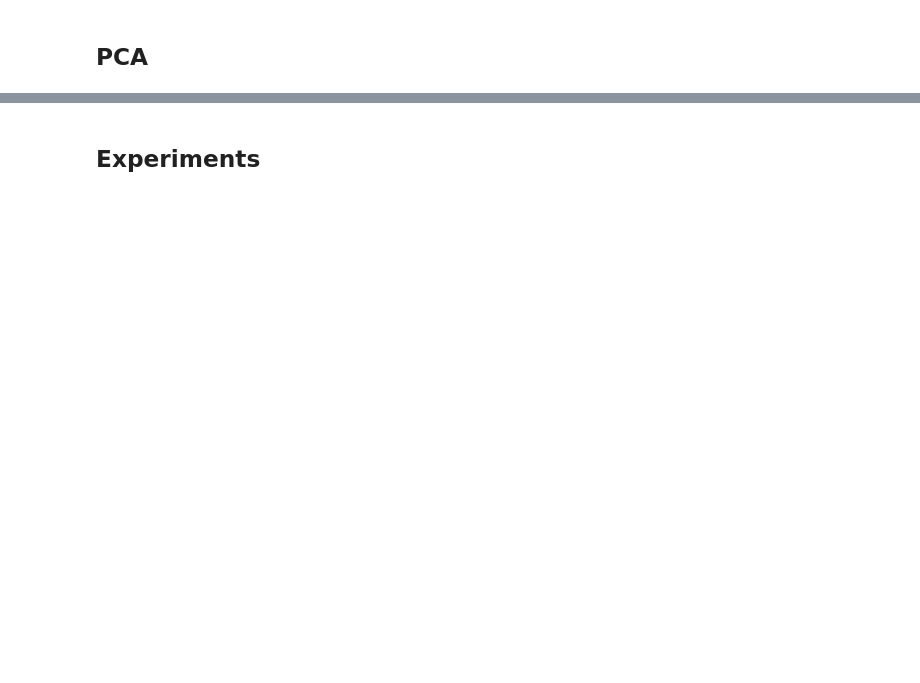
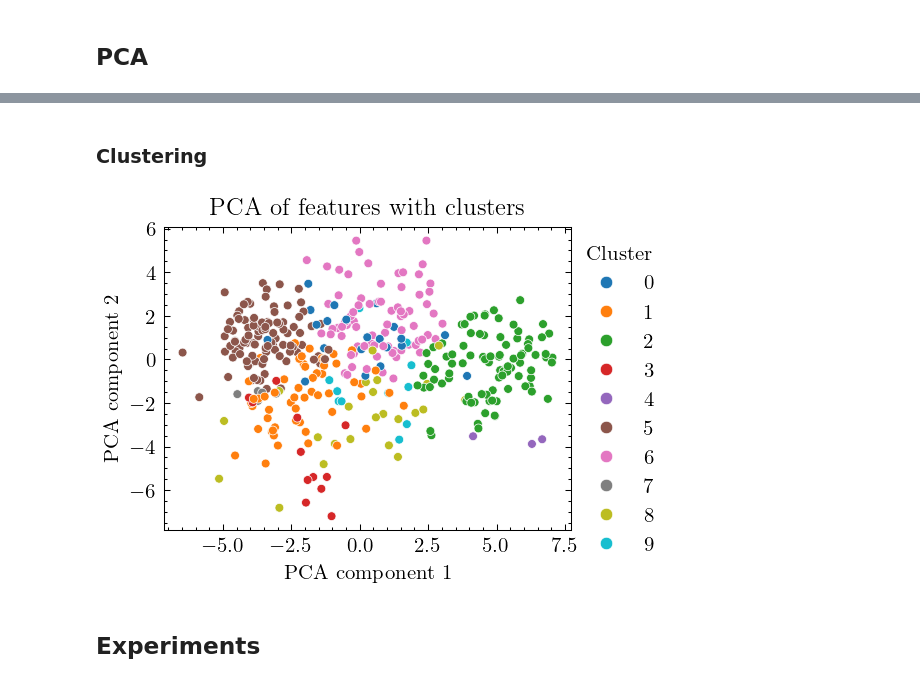
Before and after one commit to FilippoUslenghi/audio-pattern, a Jupyter notebook: data_analysis.ipynb, the cells around one changed output, grey strips where cells are left out. Cells and saved outputs as stored; diff of their text form; code cells hidden in the pictures; blank space fills up the shorter version.

```diff
--- a/data_analysis.ipynb
+++ b/data_analysis.ipynb
@@ -226,2 +238,31 @@ array([0.3593912, 0.1343477], dtype=float32)
+# %% [markdown]
+### Clustering
+# %%
+# Apply k-means clustering
+from sklearn.cluster import KMeans
+
+kmeans = KMeans(n_clusters=10, random_state=42)
+clusters = kmeans.fit_predict(features)
+
+# Plot PCA with clusters
+plt.figure(dpi=150)
+ax = sns.scatterplot(
+    x=features_pca[:, 0],
+    y=features_pca[:, 1],
+    hue=clusters,
+    palette="tab10",
+    legend=True,
+    size=0.5,
+)
+h, l = ax.get_legend_handles_labels()
+ax.legend(h[:-1], l[:-1], title="Cluster", loc="upper right", bbox_to_anchor=(1.25, 1))
+plt.title("PCA of features with clusters")
+plt.xlabel("PCA component 1")
+plt.ylabel("PCA component 2")
+os.makedirs("images", exist_ok=True)
+plt.savefig(os.path.join("images", "pca_clusters.png"), dpi=150)
+plt.show()
+# %% [output]
+[figure, added]
 # %% [markdown]
 ## Experiments
```
Also changed, not shown: parts of 12 cells of this notebook, 5 other files.
